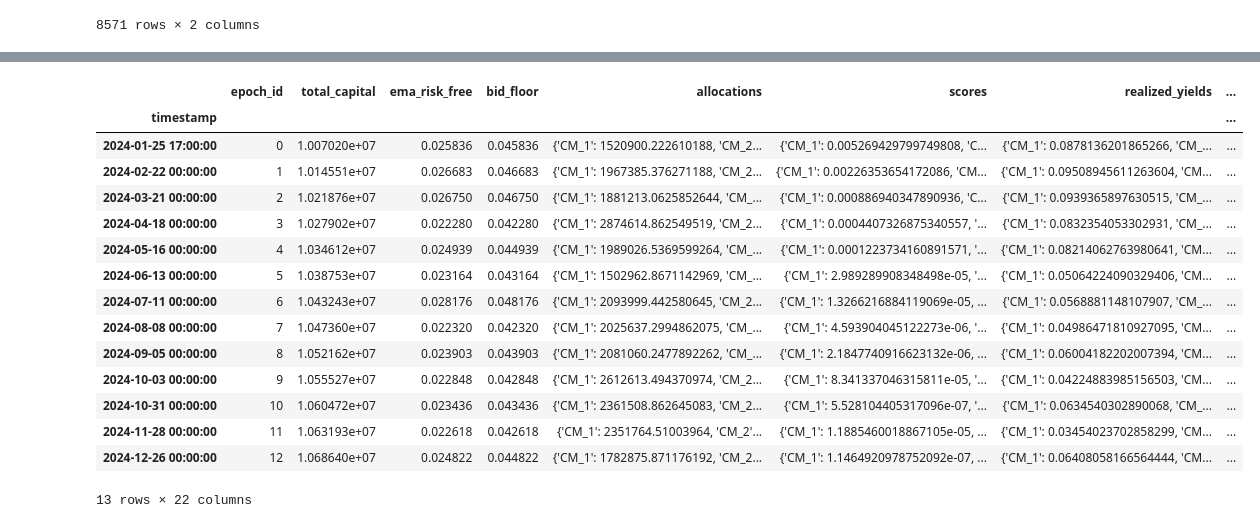
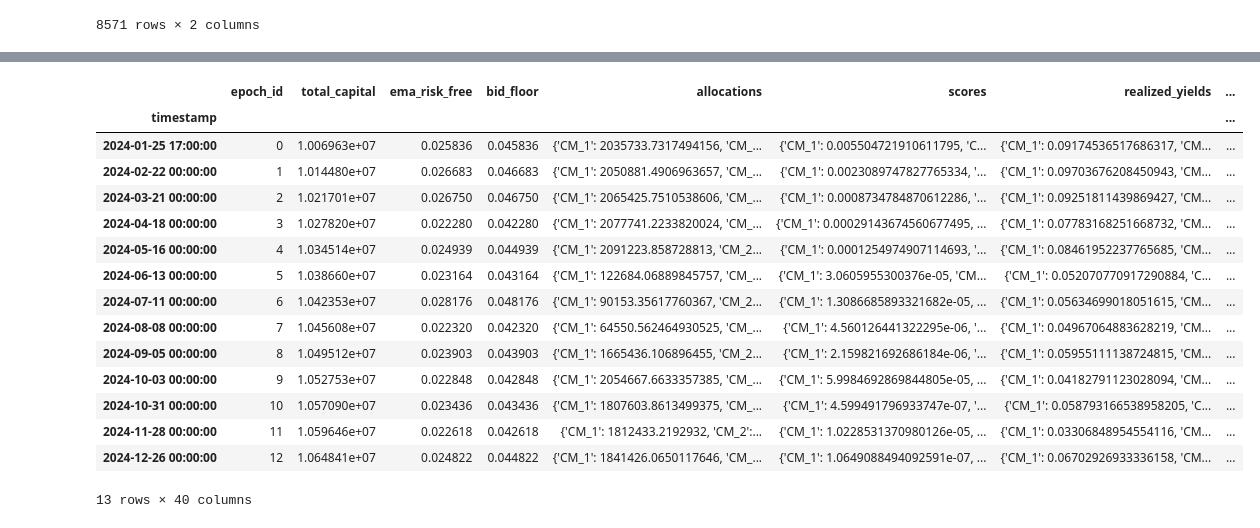
Before and after one commit to bout3fiddy/cap-alloc, a Jupyter notebook: simulation.ipynb, the cells around one changed output, grey strips where cells are left out. Cells and saved outputs as stored; diff of their text form; code cells hidden in the pictures.

```diff
--- a/simulation.ipynb
+++ b/simulation.ipynb
@@ -62,7 +62,7 @@ managers = [
     CapitalManager(
         manager_id=f"CM_{i+1}",
         promised_yield=0,  # initialise it as zero and promise later after revealing bid floor
-        strategy_risk=np.random.uniform(0.4, 0.9),
+        strategy_risk=np.random.uniform(0.3, 0.6),
         bond_amount=100000,
         realized_yield=0,
         allocated_capital=0,
@@ -71,5 +71,5 @@ managers = [
         reputation=1,
         score_history=None,  # Will be initialized to empty ScoreHistory
         to_penalise=False,
-    ) for i in range(5)
+    ) for i in range(3)
 ]
@@ -75,0 +78,16 @@ managers = [
+# %%
+managers.append(
+    CapitalManager(
+        manager_id=f"CM_Risk",
+        promised_yield=0,  # initialise it as zero and promise later after revealing bid floor
+        strategy_risk=0.9,
+        bond_amount=100000,
+        realized_yield=0,
+        allocated_capital=0,
+        absolute_returns=0,
+        score=0,
+        reputation=1,
+        score_history=None,  # Will be initialized to empty ScoreHistory
+        to_penalise=False,
+    )
+)
@@ -76,10 +96,26 @@ managers = [
+# %%
+managers.append(
+    CapitalManager(
+        manager_id=f"CM_Conservative",
+        promised_yield=0,  # initialise it as zero and promise later after revealing bid floor
+        strategy_risk=0.001,
+        bond_amount=100000,
+        realized_yield=0,
+        allocated_capital=0,
+        absolute_returns=0,
+        score=0,
+        reputation=1,
+        score_history=None,  # Will be initialized to empty ScoreHistory
+        to_penalise=False,
+    )
+)
 # %%
 simulator = AllocationSimulator(
     data=data,
     initial_managers=managers,
     dao_params=dao_params,
     initial_capital=10_000_000,
-    strategy_liq_buffer=0.11,
+    strategy_liq_buffer=0.06,
 )
 # %%
 print("Starting simulation...")
@@ -110,30 +146,32 @@ Final total capital: 10,686,401.77
 # %%
 plot_df = results.copy()
 
+columns = ['allocations', 'scores', 'realized_yields', 'reputation', 'absolute_returns', 'bond_amount']
+
 # Unpack dictionary columns
-for col in ['allocations', 'scores', 'realized_yields']:
+for col in columns:
     expanded = plot_df[col].apply(pd.Series)
     expanded.columns = [f'{col}_{cid}' for cid in expanded.columns]
     plot_df = pd.concat([plot_df, expanded], axis=1)
 
 plot_df
 # %% [output]
 |  | epoch_id | total_capital | ema_risk_free | bid_floor | allocations | scores | realized_yields | ... |
 | timestamp |  |  |  |  |  |  |  | ... |
-| 2024-01-25 17:00:00 | 0 | 1.007020e+07 | 0.025836 | 0.045836 | {'CM_1': 1520900.222610188, 'CM_2... | {'CM_1': 0.005269429799749808, 'C... | {'CM_1': 0.0878136201865266, 'CM_... | ... |
-| 2024-02-22 00:00:00 | 1 | 1.014551e+07 | 0.026683 | 0.046683 | {'CM_1': 1967385.376271188, 'CM_2... | {'CM_1': 0.00226353654172086, 'CM... | {'CM_1': 0.09508945611263604, 'CM... | ... |
-| 2024-03-21 00:00:00 | 2 | 1.021876e+07 | 0.026750 | 0.046750 | {'CM_1': 1881213.0625852644, 'CM_... | {'CM_1': 0.000886940347890936, 'C... | {'CM_1': 0.0939365897630515, 'CM_... | ... |
-| 2024-04-18 00:00:00 | 3 | 1.027902e+07 | 0.022280 | 0.042280 | {'CM_1': 2874614.862549519, 'CM_2... | {'CM_1': 0.0004407326875340557, '... | {'CM_1': 0.0832354053302931, 'CM_... | ... |
-| 2024-05-16 00:00:00 | 4 | 1.034612e+07 | 0.024939 | 0.044939 | {'CM_1': 1989026.5369599264, 'CM_... | {'CM_1': 0.0001223734160891571, '... | {'CM_1': 0.08214062763980641, 'CM... | ... |
-| 2024-06-13 00:00:00 | 5 | 1.038753e+07 | 0.023164 | 0.043164 | {'CM_1': 1502962.8671142969, 'CM_... | {'CM_1': 2.989289908348498e-05, '... | {'CM_1': 0.05064224090329406, 'CM... | ... |
-| 2024-07-11 00:00:00 | 6 | 1.043243e+07 | 0.028176 | 0.048176 | {'CM_1': 2093999.442580645, 'CM_2... | {'CM_1': 1.3266216884119069e-05, ... | {'CM_1': 0.0568881148107907, 'CM_... | ... |
-| 2024-08-08 00:00:00 | 7 | 1.047360e+07 | 0.022320 | 0.042320 | {'CM_1': 2025637.2994862075, 'CM_... | {'CM_1': 4.593904045122273e-06, '... | {'CM_1': 0.04986471810927095, 'CM... | ... |
-| 2024-09-05 00:00:00 | 8 | 1.052162e+07 | 0.023903 | 0.043903 | {'CM_1': 2081060.2477892262, 'CM_... | {'CM_1': 2.1847740916623132e-06, ... | {'CM_1': 0.06004182202007394, 'CM... | ... |
-| 2024-10-03 00:00:00 | 9 | 1.055527e+07 | 0.022848 | 0.042848 | {'CM_1': 2612613.494370974, 'CM_2... | {'CM_1': 8.341337046315811e-05, '... | {'CM_1': 0.04224883985156503, 'CM... | ... |
-| 2024-10-31 00:00:00 | 10 | 1.060472e+07 | 0.023436 | 0.043436 | {'CM_1': 2361508.862645083, 'CM_2... | {'CM_1': 5.528104405317096e-07, '... | {'CM_1': 0.0634540302890068, 'CM_... | ... |
-| 2024-11-28 00:00:00 | 11 | 1.063193e+07 | 0.022618 | 0.042618 | {'CM_1': 2351764.51003964, 'CM_2'... | {'CM_1': 1.1885460018867105e-05, ... | {'CM_1': 0.03454023702858299, 'CM... | ... |
-| 2024-12-26 00:00:00 | 12 | 1.068640e+07 | 0.024822 | 0.044822 | {'CM_1': 1782875.871176192, 'CM_2... | {'CM_1': 1.1464920978752092e-07, ... | {'CM_1': 0.06408058166564444, 'CM... | ... |
+| 2024-01-25 17:00:00 | 0 | 1.006963e+07 | 0.025836 | 0.045836 | {'CM_1': 2035733.7317494156, 'CM_... | {'CM_1': 0.005504721910611795, 'C... | {'CM_1': 0.09174536517686317, 'CM... | ... |
+| 2024-02-22 00:00:00 | 1 | 1.014480e+07 | 0.026683 | 0.046683 | {'CM_1': 2050881.4906963657, 'CM_... | {'CM_1': 0.0023089747827765334, '... | {'CM_1': 0.09703676208450943, 'CM... | ... |
+| 2024-03-21 00:00:00 | 2 | 1.021701e+07 | 0.026750 | 0.046750 | {'CM_1': 2065425.7510538606, 'CM_... | {'CM_1': 0.0008734784870612286, '... | {'CM_1': 0.09251811439869427, 'CM... | ... |
+| 2024-04-18 00:00:00 | 3 | 1.027820e+07 | 0.022280 | 0.042280 | {'CM_1': 2077741.2233820024, 'CM_... | {'CM_1': 0.00029143674560677495, ... | {'CM_1': 0.07783168251668732, 'CM... | ... |
+| 2024-05-16 00:00:00 | 4 | 1.034514e+07 | 0.024939 | 0.044939 | {'CM_1': 2091223.858728813, 'CM_2... | {'CM_1': 0.0001254974907114693, '... | {'CM_1': 0.08461952237765685, 'CM... | ... |
+| 2024-06-13 00:00:00 | 5 | 1.038660e+07 | 0.023164 | 0.043164 | {'CM_1': 122684.06889845757, 'CM_... | {'CM_1': 3.0605955300376e-05, 'CM... | {'CM_1': 0.052070770917290884, 'C... | ... |
+| 2024-07-11 00:00:00 | 6 | 1.042353e+07 | 0.028176 | 0.048176 | {'CM_1': 90153.35617760367, 'CM_2... | {'CM_1': 1.3086685893321682e-05, ... | {'CM_1': 0.05634699018051615, 'CM... | ... |
+| 2024-08-08 00:00:00 | 7 | 1.045608e+07 | 0.022320 | 0.042320 | {'CM_1': 64550.562464930525, 'CM_... | {'CM_1': 4.560126441322295e-06, '... | {'CM_1': 0.04967064883628219, 'CM... | ... |
+| 2024-09-05 00:00:00 | 8 | 1.049512e+07 | 0.023903 | 0.043903 | {'CM_1': 1665436.106896455, 'CM_2... | {'CM_1': 2.159821692686184e-06, '... | {'CM_1': 0.05955111138724815, 'CM... | ... |
+| 2024-10-03 00:00:00 | 9 | 1.052753e+07 | 0.022848 | 0.042848 | {'CM_1': 2054667.6633357385, 'CM_... | {'CM_1': 5.9984692869844805e-05, ... | {'CM_1': 0.04182791123028094, 'CM... | ... |
+| 2024-10-31 00:00:00 | 10 | 1.057090e+07 | 0.023436 | 0.043436 | {'CM_1': 1807603.8613499375, 'CM_... | {'CM_1': 4.599491796933747e-07, '... | {'CM_1': 0.058793166538958205, 'C... | ... |
+| 2024-11-28 00:00:00 | 11 | 1.059646e+07 | 0.022618 | 0.042618 | {'CM_1': 1812433.2192932, 'CM_2':... | {'CM_1': 1.0228531370980126e-05, ... | {'CM_1': 0.03306848954554116, 'CM... | ... |
+| 2024-12-26 00:00:00 | 12 | 1.064841e+07 | 0.024822 | 0.044822 | {'CM_1': 1841426.0650117646, 'CM_... | {'CM_1': 1.0649088494092591e-07, ... | {'CM_1': 0.06702926933336158, 'CM... | ... |
-13 rows × 22 columns
+13 rows × 40 columns
 # %%
 plot_df.dropna(inplace=True)
 plot_df.drop(columns=["allocations", "scores", "realized_yields"], inplace=True)
```
Also changed, not shown: parts of 13 cells of this notebook, 2 other files.
